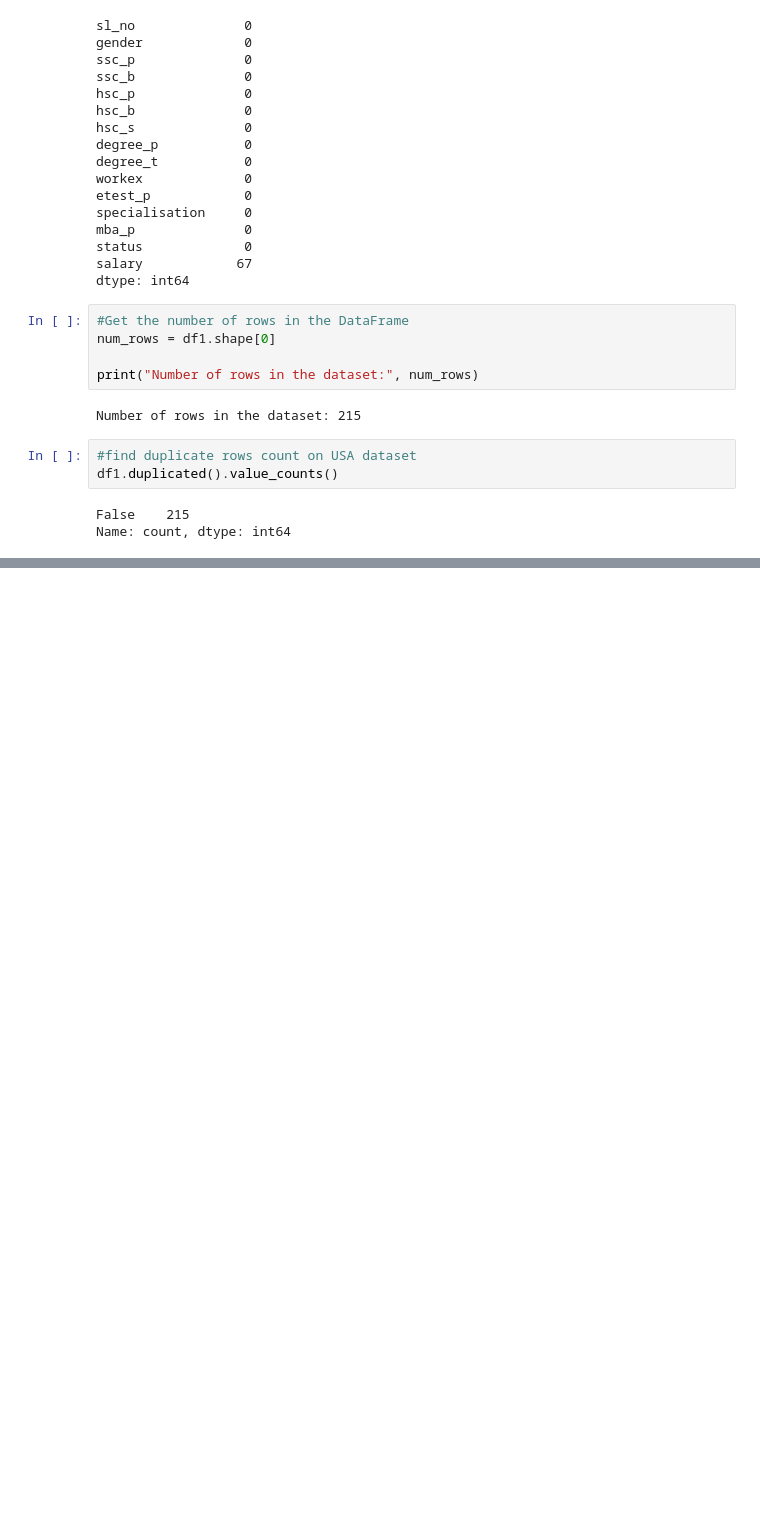
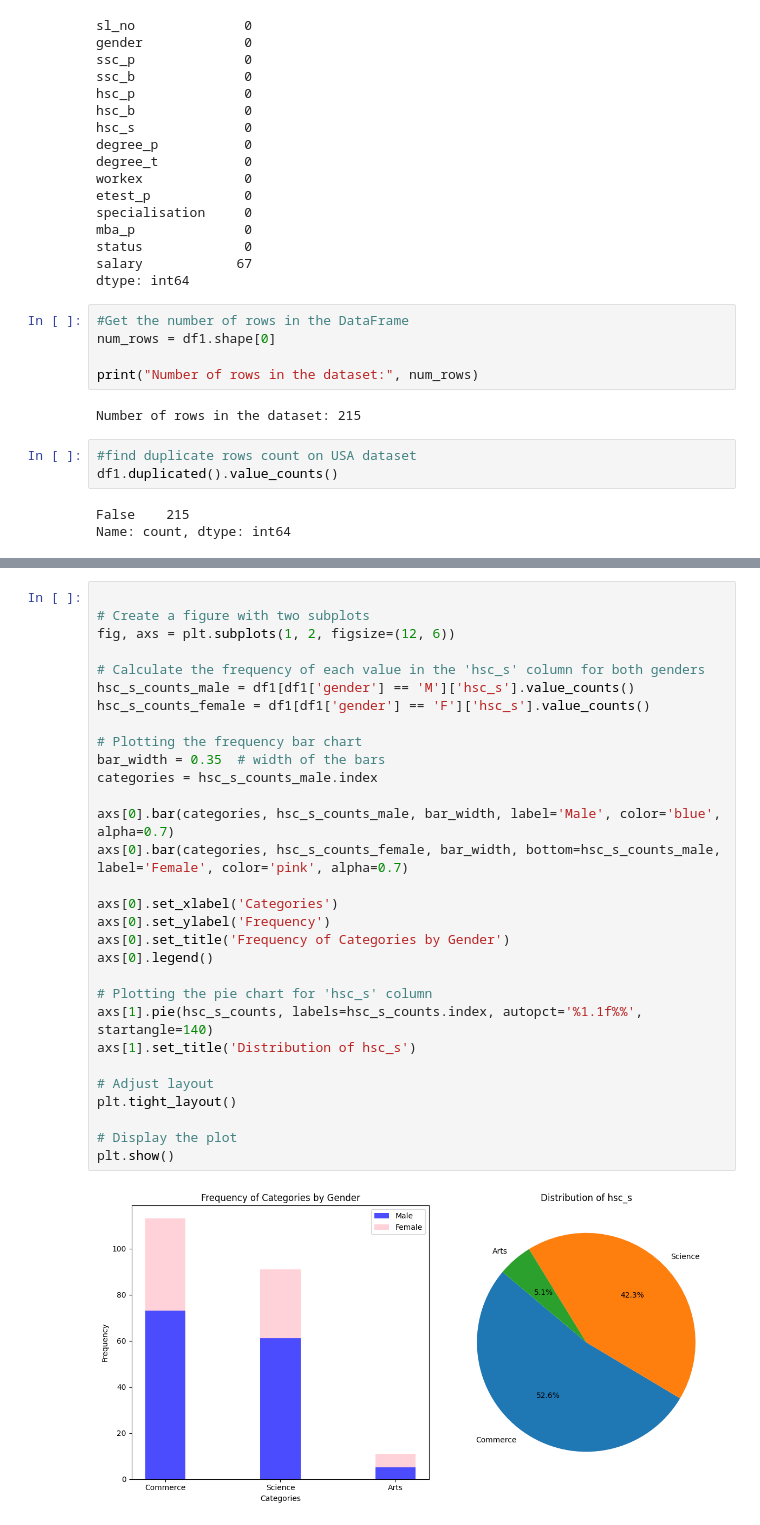
Before and after one commit to ShamindaKanchana/Placement-Insights-Unveiling-Trends-in-Student-Career-Trajectories, a Jupyter notebook: Notebook/unrevealing_trends.ipynb, the cells around one changed output, grey strips where cells are left out. Cells and saved outputs as stored; diff of their text form; blank space fills up the shorter version.

```diff
--- a/Notebook/unrevealing_trends.ipynb
+++ b/Notebook/unrevealing_trends.ipynb
@@ -101,0 +141,32 @@ array(['Commerce', 'Science', 'Arts'], dtype=object)
+# %%
+
+# Create a figure with two subplots
+fig, axs = plt.subplots(1, 2, figsize=(12, 6))
+
+# Calculate the frequency of each value in the 'hsc_s' column for both genders
+hsc_s_counts_male = df1[df1['gender'] == 'M']['hsc_s'].value_counts()
+hsc_s_counts_female = df1[df1['gender'] == 'F']['hsc_s'].value_counts()
+
+# Plotting the frequency bar chart
+bar_width = 0.35  # width of the bars
+categories = hsc_s_counts_male.index
+
+axs[0].bar(categories, hsc_s_counts_male, bar_width, label='Male', color='blue', alpha=0.7)
+axs[0].bar(categories, hsc_s_counts_female, bar_width, bottom=hsc_s_counts_male, label='Female', color='pink', alpha=0.7)
+
+axs[0].set_xlabel('Categories')
+axs[0].set_ylabel('Frequency')
+axs[0].set_title('Frequency of Categories by Gender')
+axs[0].legend()
+
+# Plotting the pie chart for 'hsc_s' column
+axs[1].pie(hsc_s_counts, labels=hsc_s_counts.index, autopct='%1.1f%%', startangle=140)
+axs[1].set_title('Distribution of hsc_s')
+
+# Adjust layout
+plt.tight_layout()
+
+# Display the plot
+plt.show()
+# %% [output]
+[figure, added]
```
Also changed, not shown: parts of 8 cells of this notebook.
